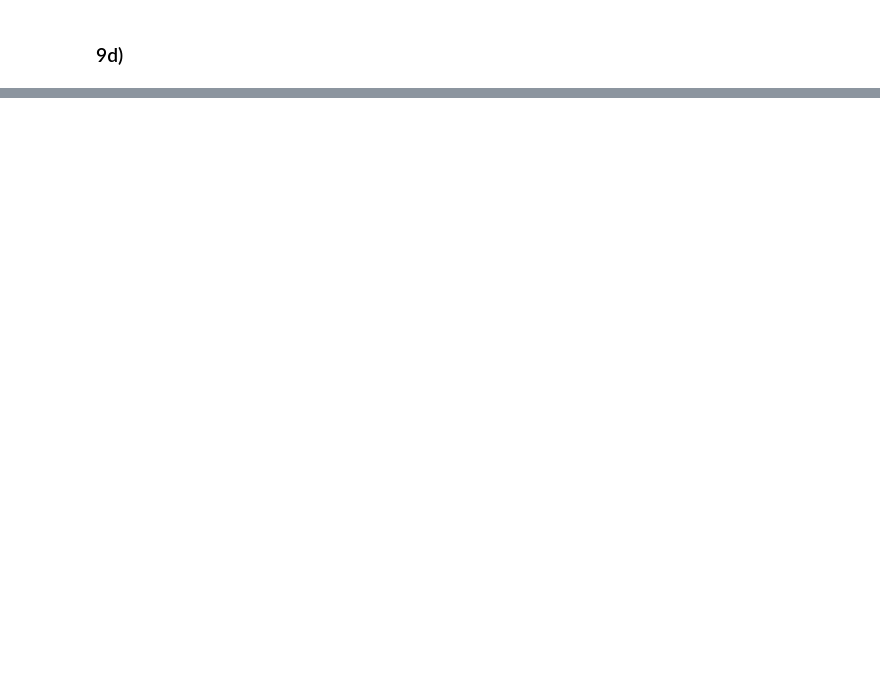
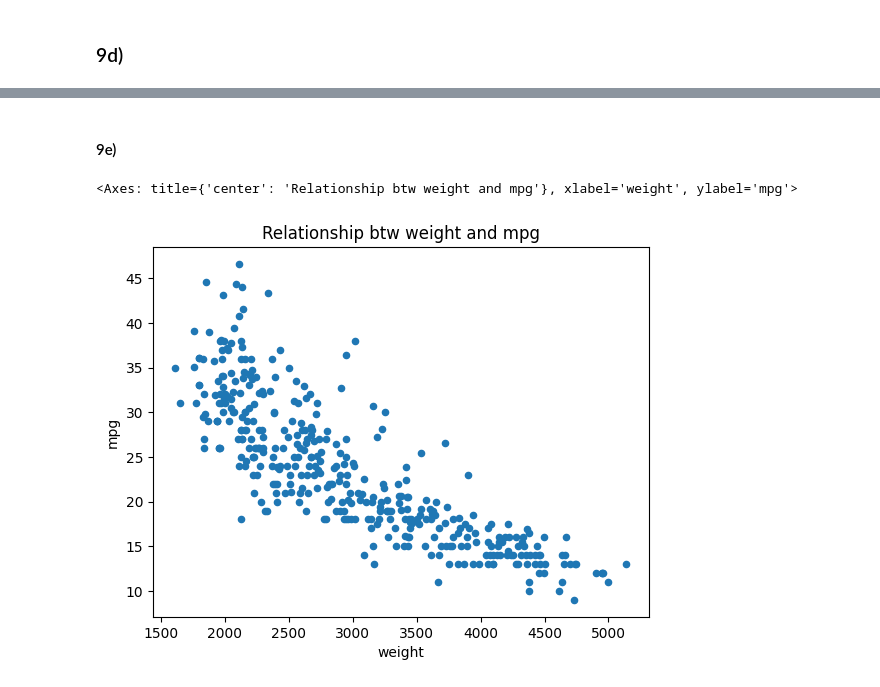
Before and after one commit to caoa0816/ISLP_labs, a Jupyter notebook: ch02/Ch02-exercise.ipynb, the cells around one changed output, grey strips where cells are left out. Saved outputs shown, nothing was run; the diff lists cells and outputs as text; code cells hidden in the pictures; blank space fills up the shorter version.

```diff
--- a/ch02/Ch02-exercise.ipynb
+++ b/ch02/Ch02-exercise.ipynb
@@ -162,0 +159,2 @@ auto_reduced_data_numerical.describe().loc[['min','max','mean','std']]
+# %% [markdown]
+#### 9e)
@@ -162,0 +163,5 @@ auto_reduced_data_numerical.describe().loc[['min','max','mean','std']]
+# %%
+auto.plot(kind="scatter", x="weight", y="mpg", title="Relationship btw weight and mpg")
+# %% [output]
+<Axes: title={'center': 'Relationship btw weight and mpg'}, xlabel='weight', ylabel='mpg'>
+[figure, added]
```
Also changed, not shown: parts of 13 cells of this notebook.
